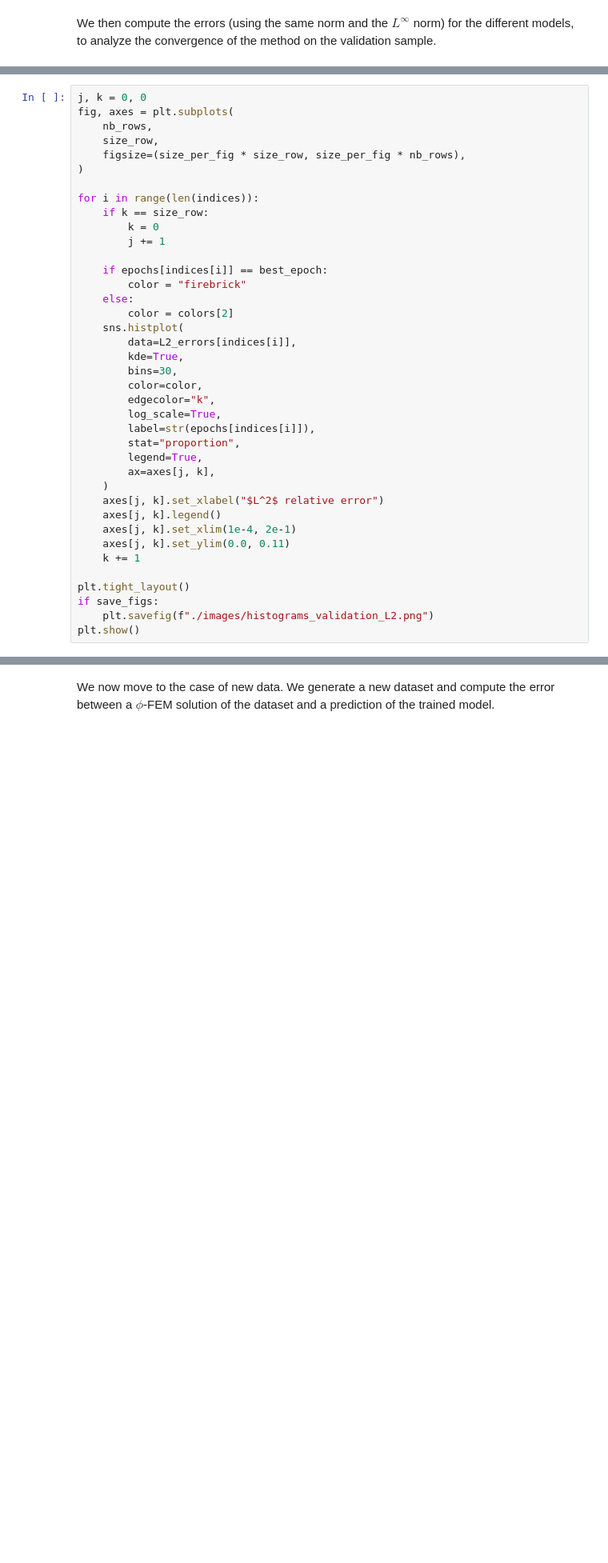
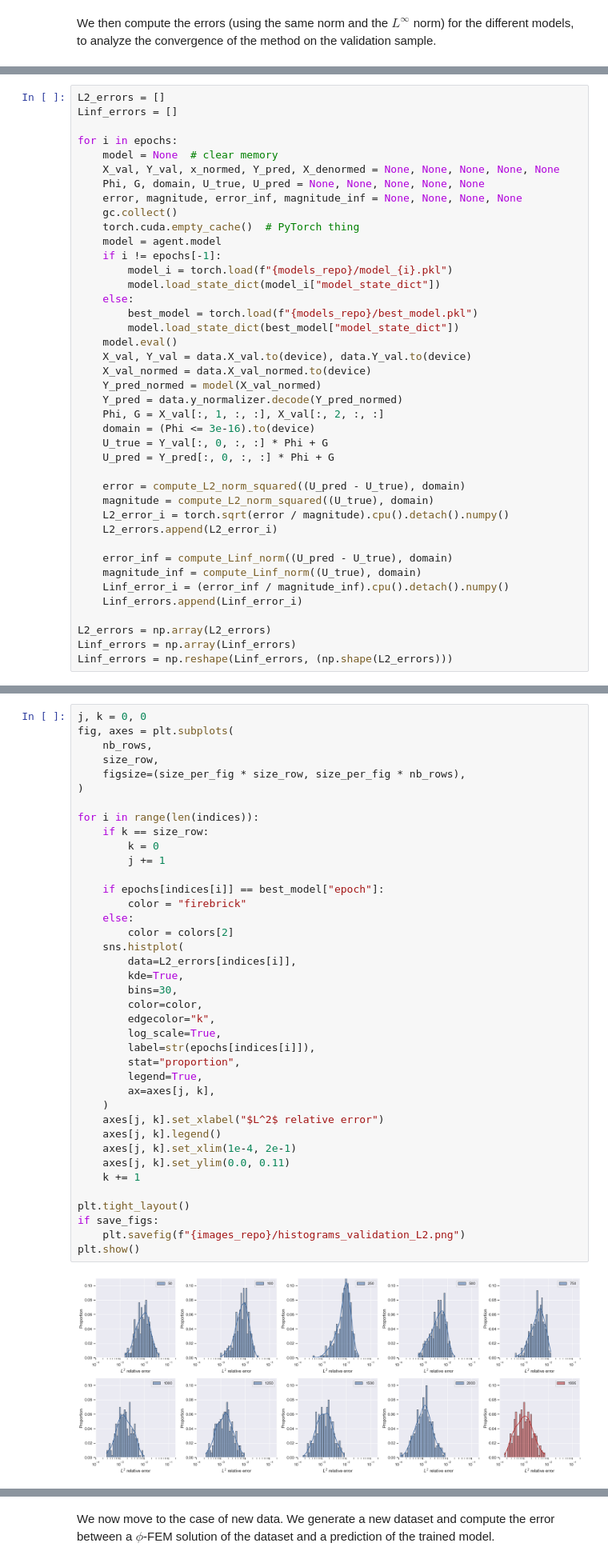
Before and after one commit to KVuillemot/PhiFEM_and_FNO, a Jupyter notebook: Ellipses/main/plot_results.ipynb, the cells around one changed output, grey strips where cells are left out. Shown at 80% size. Drawn from its saved outputs; the diff is of its cells as text; blank space fills up the shorter version.

```diff
--- a/Ellipses/main/plot_results.ipynb
+++ b/Ellipses/main/plot_results.ipynb
@@ -218,0 +235,41 @@ Linf_errors = np.reshape(Linf_errors, (np.shape(L2_errors)))
+# %%
+L2_errors = []
+Linf_errors = []
+
+for i in epochs:
+    model = None  # clear memory
+    X_val, Y_val, x_normed, Y_pred, X_denormed = None, None, None, None, None
+    Phi, G, domain, U_true, U_pred = None, None, None, None, None
+    error, magnitude, error_inf, magnitude_inf = None, None, None, None
+    gc.collect()
+    torch.cuda.empty_cache()  # PyTorch thing
+    model = agent.model
+    if i != epochs[-1]:
+        model_i = torch.load(f"{models_repo}/model_{i}.pkl")
+        model.load_state_dict(model_i["model_state_dict"])
+    else:
+        best_model = torch.load(f"{models_repo}/best_model.pkl")
+        model.load_state_dict(best_model["model_state_dict"])
+    model.eval()
+    X_val, Y_val = data.X_val.to(device), data.Y_val.to(device)
+    X_val_normed = data.X_val_normed.to(device)
+    Y_pred_normed = model(X_val_normed)
+    Y_pred = data.y_normalizer.decode(Y_pred_normed)
+    Phi, G = X_val[:, 1, :, :], X_val[:, 2, :, :]
+    domain = (Phi <= 3e-16).to(device)
+    U_true = Y_val[:, 0, :, :] * Phi + G
+    U_pred = Y_pred[:, 0, :, :] * Phi + G
+
+    error = compute_L2_norm_squared((U_pred - U_true), domain)
+    magnitude = compute_L2_norm_squared((U_true), domain)
+    L2_error_i = torch.sqrt(error / magnitude).cpu().detach().numpy()
+    L2_errors.append(L2_error_i)
+
+    error_inf = compute_Linf_norm((U_pred - U_true), domain)
+    magnitude_inf = compute_Linf_norm((U_true), domain)
+    Linf_error_i = (error_inf / magnitude_inf).cpu().detach().numpy()
+    Linf_errors.append(Linf_error_i)
+
+L2_errors = np.array(L2_errors)
+Linf_errors = np.array(Linf_errors)
+Linf_errors = np.reshape(Linf_errors, (np.shape(L2_errors)))
@@ -226,35 +290,37 @@ fig, axes = plt.subplots(
 
 for i in range(len(indices)):
     if k == size_row:
         k = 0
         j += 1
 
-    if epochs[indices[i]] == best_epoch:
+    if epochs[indices[i]] == best_model["epoch"]:
         color = "firebrick"
     else:
         color = colors[2]
     sns.histplot(
         data=L2_errors[indices[i]],
         kde=True,
         bins=30,
         color=color,
         edgecolor="k",
         log_scale=True,
         label=str(epochs[indices[i]]),
         stat="proportion",
         legend=True,
         ax=axes[j, k],
     )
     axes[j, k].set_xlabel("$L^2$ relative error")
     axes[j, k].legend()
     axes[j, k].set_xlim(1e-4, 2e-1)
     axes[j, k].set_ylim(0.0, 0.11)
     k += 1
 
 plt.tight_layout()
 if save_figs:
-    plt.savefig(f"./images/histograms_validation_L2.png")
+    plt.savefig(f"{images_repo}/histograms_validation_L2.png")
 plt.show()
+# %% [output]
+[figure, added]
 # %%
 j, k = 0, 0
 fig, axes = plt.subplots(
```
Also changed, not shown: parts of 26 cells of this notebook, 58 other files.
